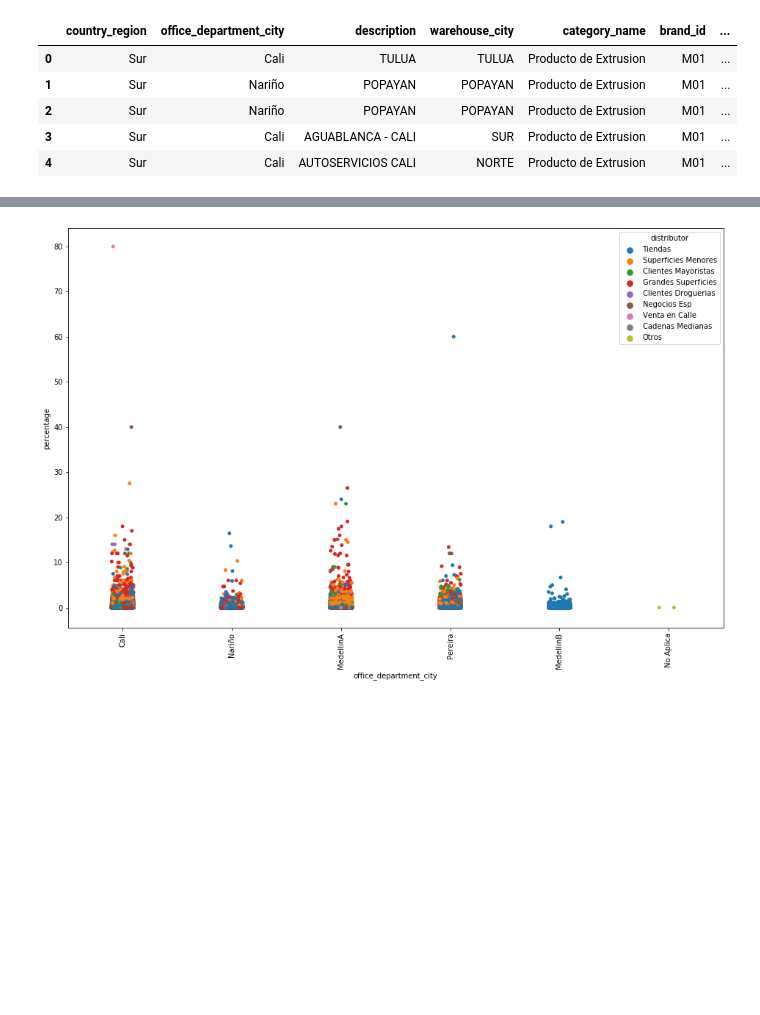
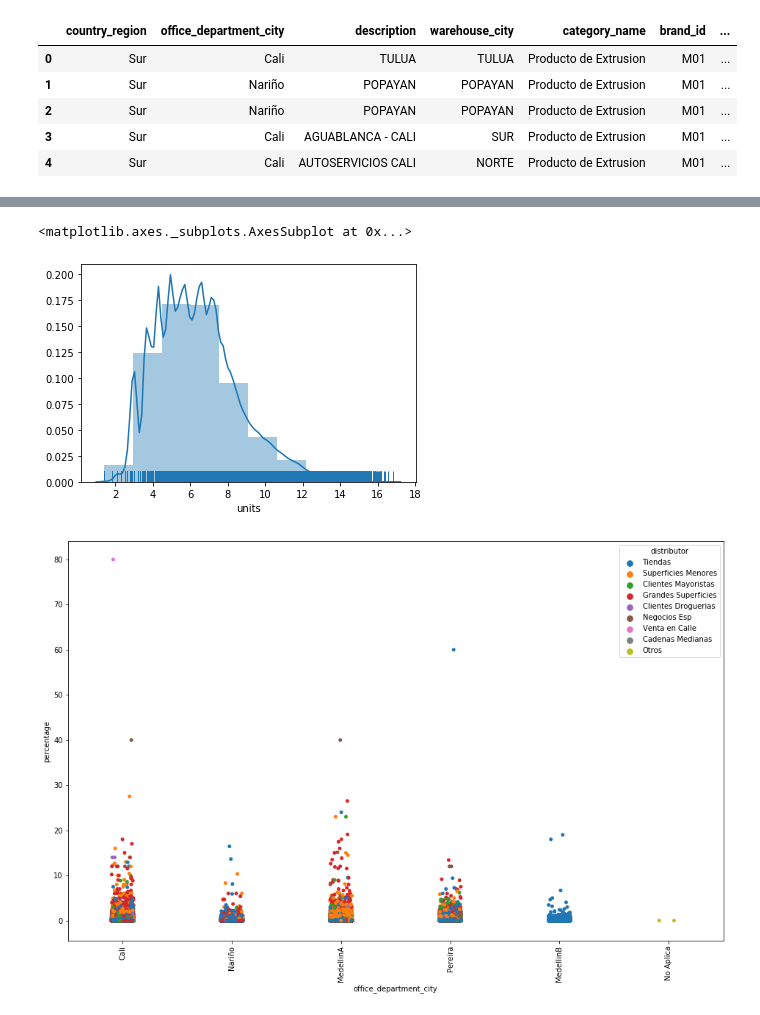
Before and after one commit to juanprq/final-project, a Jupyter notebook: offices-tab.ipynb, the cells around one changed output, grey strips where cells are left out. Cells and saved outputs as stored; diff of their text form; code cells hidden in the pictures; blank space fills up the shorter version.

```diff
--- a/offices-tab.ipynb
+++ b/offices-tab.ipynb
@@ -17,3 +38,8 @@ snacks_df.head()
+# %%
+sns.distplot(np.log(snacks_df[snacks_df['units'] > 0]['units']), bins=10, rug=True)
+# %% [output]
+<matplotlib.axes._subplots.AxesSubplot at 0x...>
+[figure, added]
 # %%
 # ofert percentage
 def calculate_percentage(row):
```
Also changed, not shown: parts of 2 cells of this notebook, 1 other file.
